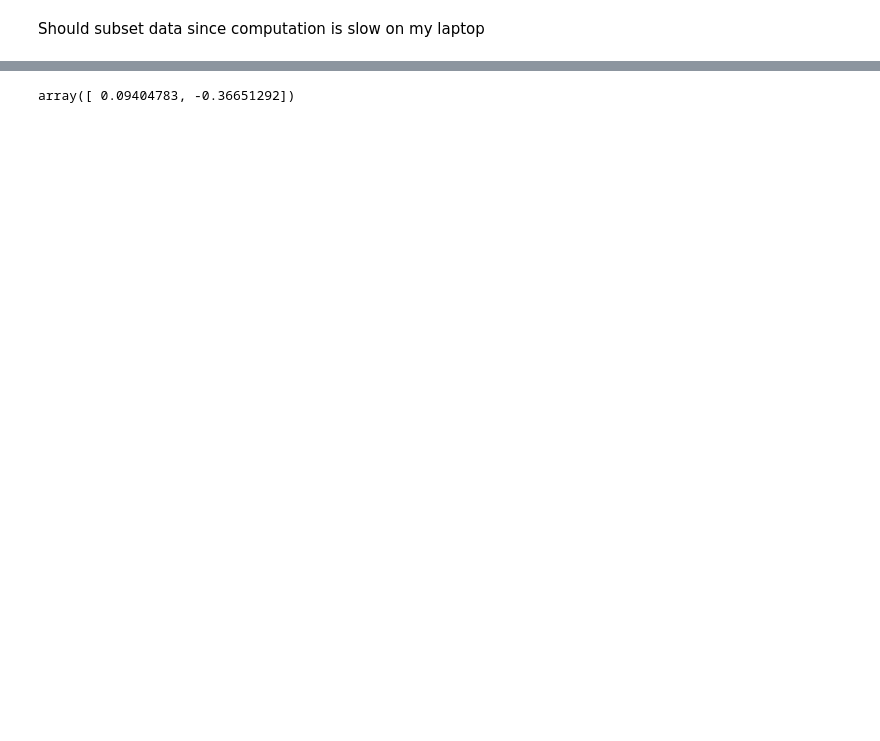
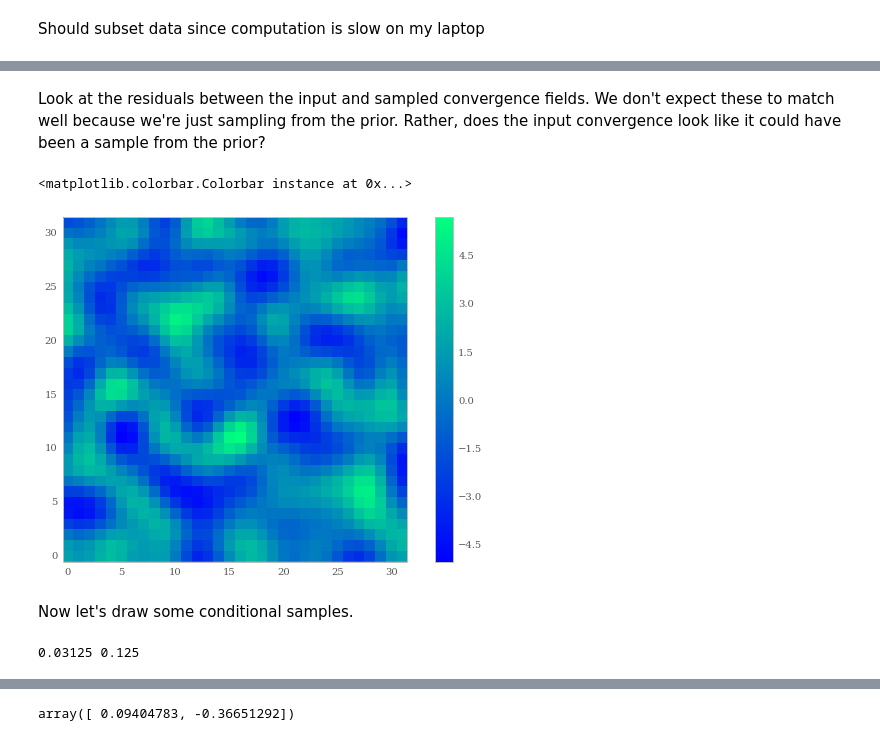
Before and after one commit to karenyyng/shear_gp, a Jupyter notebook: prototypes/fit_FakeCosmo_data.ipynb, the cells around one changed output, grey strips where cells are left out. Drawn from its saved outputs; the diff is of its cells as text; code cells hidden in the pictures; blank space fills up the shorter version.

```diff
--- a/prototypes/fit_FakeCosmo_data.ipynb
+++ b/prototypes/fit_FakeCosmo_data.ipynb
@@ -76,0 +76,16 @@ array([[ 0.01004987, -0.00206642,  0.00620299, ...,  0.00121501,
+# %% [markdown]
+Look at the residuals between the input and sampled convergence fields.
+We don't expect these to match well because we're just sampling from the prior.
+Rather, does the input convergence look like it could have been a sample from the prior?
+# %%
+plt.imshow(kappa_samples[0].reshape(32,32) - data, interpolation='none', origin='lower', cmap=plt.cm.winter)
+plt.colorbar()
+# %% [output]
+<matplotlib.colorbar.Colorbar instance at 0x...>
+[figure, added]
+# %% [markdown]
+Now let's draw some conditional samples.
+# %%
+print(1./32., 1./8.)
+# %% [output]
+0.03125 0.125
```
Also changed, not shown: parts of 29 cells of this notebook.
